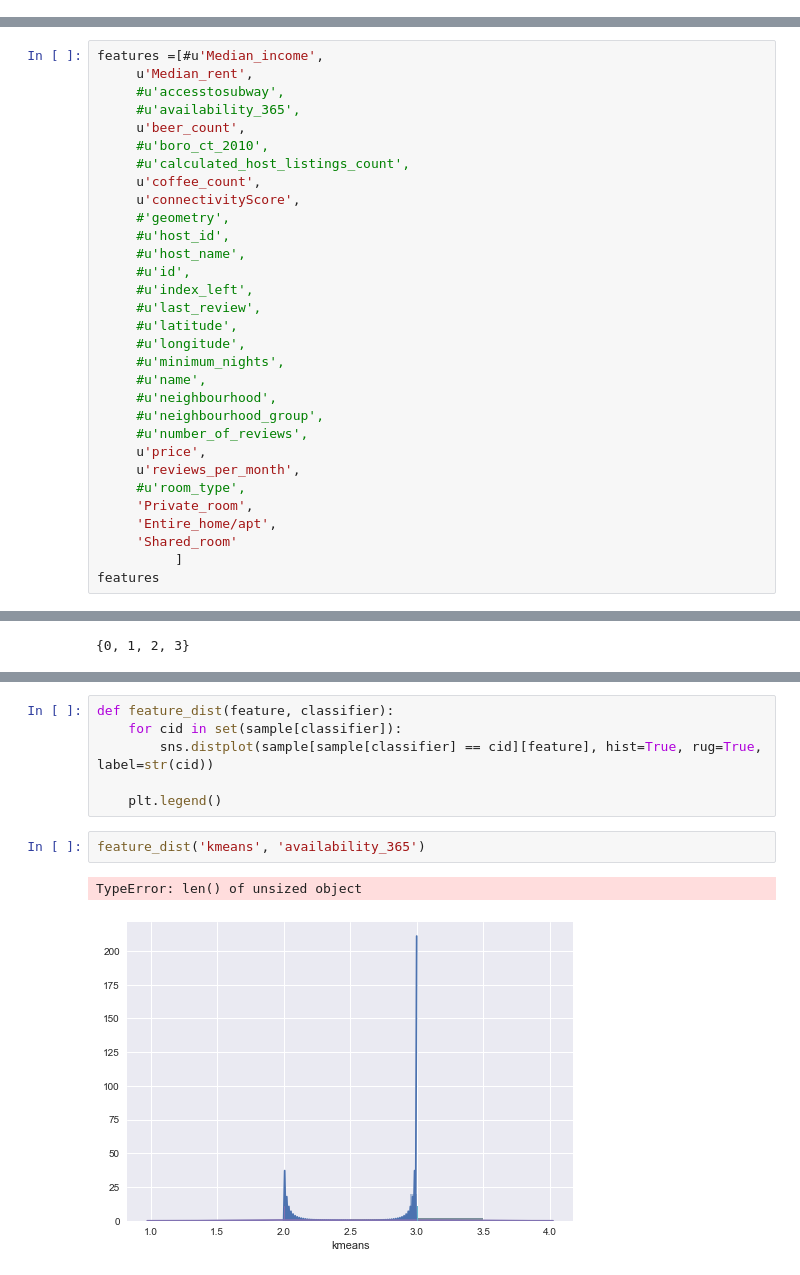
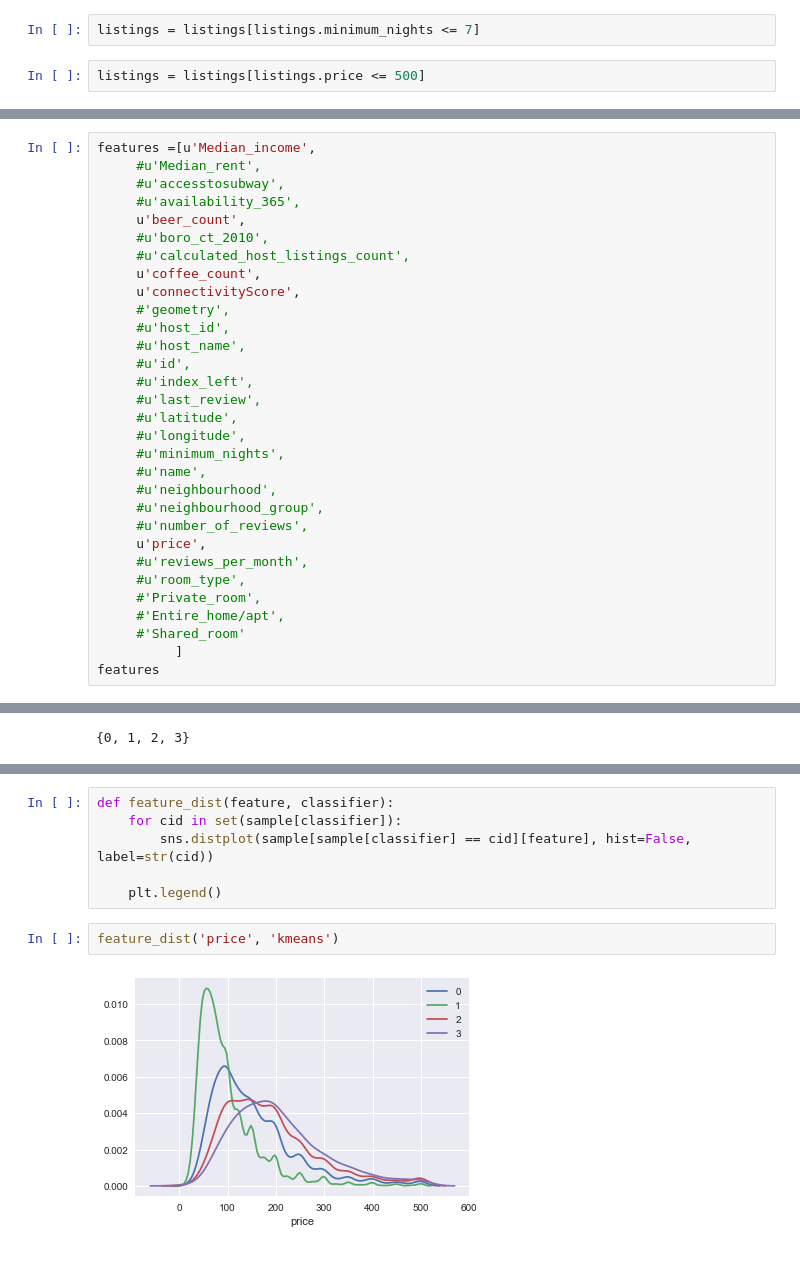
Before and after one commit to fernandomelchor/Airbnb_Project, a Jupyter notebook: jp-Classifying Listings.ipynb, the cells around one changed output, grey strips where cells are left out. Cells and saved outputs as stored; diff of their text form.

```diff
--- a/jp-Classifying Listings.ipynb
+++ b/jp-Classifying Listings.ipynb
@@ -106,0 +106,4 @@ listings.Median_rent = pd.to_numeric(listings.Median_rent, errors='coerce')
+# %%
+listings = listings[listings.minimum_nights <= 7]
+# %%
+listings = listings[listings.price <= 500]
@@ -191,8 +185,8 @@ listings['Shared_room'] = listings.room_type.map(shared)
 # %%
 features = list(listings.columns)
 # %%
-features =[#u'Median_income',
-     u'Median_rent',
+features =[u'Median_income',
+     #u'Median_rent',
      #u'accesstosubway',
      #u'availability_365',
      u'beer_count',
@@ -214,11 +208,11 @@ features =[#u'Median_income',
      #u'neighbourhood_group',
      #u'number_of_reviews',
      u'price',
-     u'reviews_per_month',
+     #u'reviews_per_month',
      #u'room_type',
-     'Private_room',
-     'Entire_home/apt',
-     'Shared_room'
+     #'Private_room',
+     #'Entire_home/apt',
+     #'Shared_room'
           ]
 features
 # %% [output]
@@ -374,11 +440,10 @@ cluster_map('kmeans')
 # %%
 def feature_dist(feature, classifier):
     for cid in set(sample[classifier]):
-        sns.distplot(sample[sample[classifier] == cid][feature], hist=True, rug=True, label=str(cid))
+        sns.distplot(sample[sample[classifier] == cid][feature], hist=False, label=str(cid))
 
     plt.legend()
 # %%
-feature_dist('kmeans', 'availability_365')
+feature_dist('price', 'kmeans')
 # %% [output]
-TypeError: len() of unsized object
-[figure, old version]
+[figure, new version]
```
Also changed, not shown: parts of 50 cells of this notebook, 1 other file.
